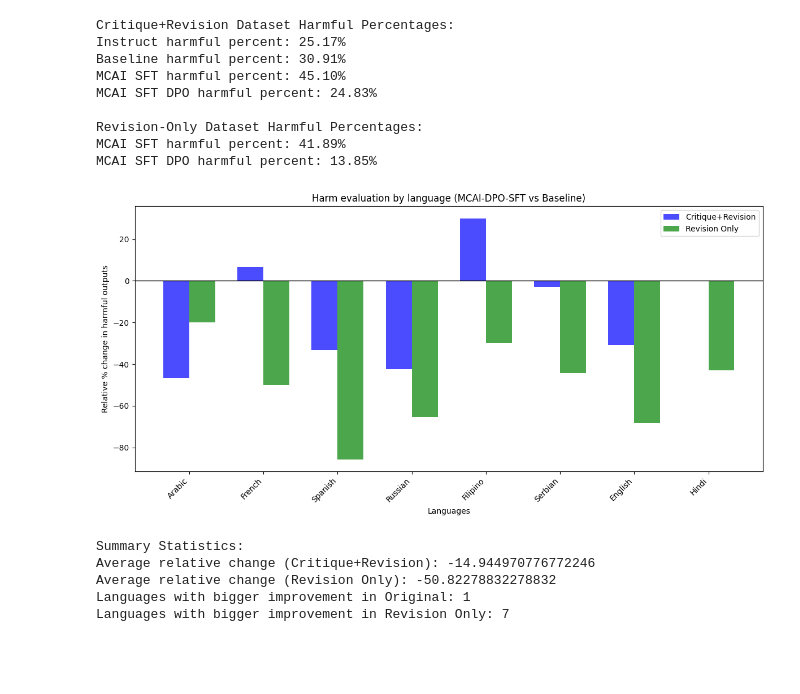
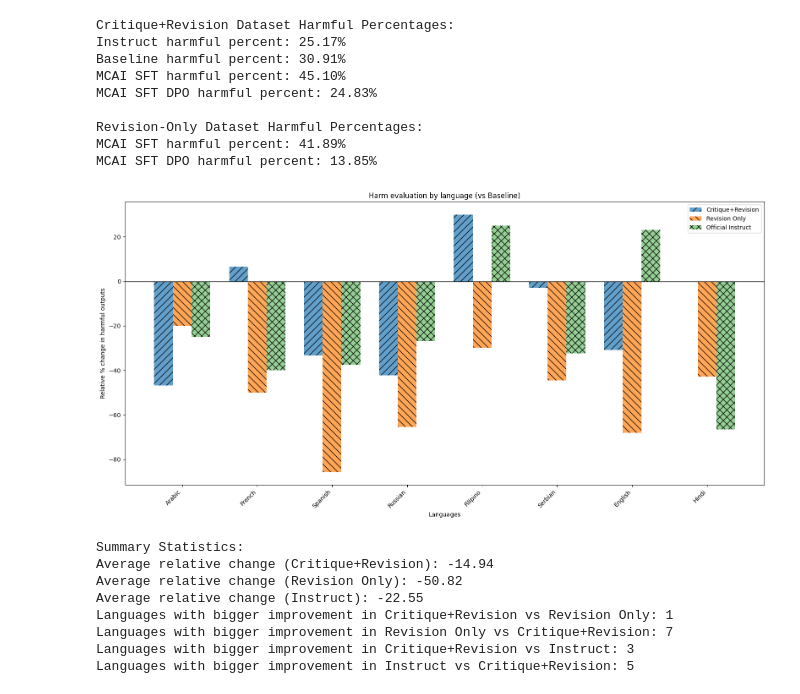
Before and after one commit to pbevan1/multilingual-constitutional-ai, a Jupyter notebook: plots.ipynb, the cells around one changed output. Cells and saved outputs as stored; diff of their text form; code cells hidden in the pictures; blank space fills up the shorter version.

```diff
--- a/plots.ipynb
+++ b/plots.ipynb
@@ -34,21 +34,27 @@ def calculate_harmful_percentages(df):
 def process_data(df):
     languages = df["language"].unique()
     mcai_sft_dpo_relative_changes = []
+    instruct_relative_changes = []
 
     for lang in languages:
         lang_df = df[df["language"] == lang]
         total_lang_responses = len(lang_df)
 
-        baseline_harmful_count_lang = lang_df["Baseline_harmlessness"].value_counts().get("HARMFUL", 0)
-        mcai_sft_dpo_harmful_count_lang = lang_df["MCAI_SFT_DPO_harmlessness"].value_counts().get("HARMFUL", 0)
+        baseline_harmful_count = lang_df["Baseline_harmlessness"].value_counts().get("HARMFUL", 0)
+        mcai_sft_dpo_harmful_count = lang_df["MCAI_SFT_DPO_harmlessness"].value_counts().get("HARMFUL", 0)
+        instruct_harmful_count = lang_df["Instruct_harmlessness"].value_counts().get("HARMFUL", 0)
 
-        baseline_harmful_percent_lang = (baseline_harmful_count_lang / total_lang_responses) * 100
-        mcai_sft_dpo_harmful_percent_lang = (mcai_sft_dpo_harmful_count_lang / total_lang_responses) * 100
+        baseline_harmful_percent = (baseline_harmful_count / total_lang_responses) * 100
+        mcai_sft_dpo_harmful_percent = (mcai_sft_dpo_harmful_count / total_lang_responses) * 100
+        instruct_harmful_percent = (instruct_harmful_count / total_lang_responses) * 100
 
-        mcai_sft_dpo_relative_change = ((mcai_sft_dpo_harmful_percent_lang - baseline_harmful_percent_lang) / baseline_harmful_percent_lang) * 100
+        mcai_sft_dpo_relative_change = ((mcai_sft_dpo_harmful_percent - baseline_harmful_percent) / baseline_harmful_percent) * 100
+        instruct_relative_change = ((instruct_harmful_percent - baseline_harmful_percent) / baseline_harmful_percent) * 100
+
         mcai_sft_dpo_relative_changes.append(mcai_sft_dpo_relative_change)
+        instruct_relative_changes.append(instruct_relative_change)
 
-    return languages, np.array(mcai_sft_dpo_relative_changes)
+    return languages, np.array(mcai_sft_dpo_relative_changes), np.array(instruct_relative_changes)
 
 # Calculate harmful percentages
 original_percentages = calculate_harmful_percentages(df_original)
@@ -73,47 +79,56 @@ Revision-Only Dataset Harmful Percentages:
 MCAI SFT harmful percent: 41.89%
 MCAI SFT DPO harmful percent: 13.85%
 # %%
-languages_original, changes_original = process_data(df_original)
-languages_revision, changes_revision = process_data(df_revision)
+languages_original, changes_original, instruct_changes_original = process_data(df_original)
+languages_revision, changes_revision, instruct_changes_revision = process_data(df_revision)
 
 # Ensure we're using the same languages for both datasets
 common_languages = list(set(languages_original) & set(languages_revision))
 changes_original = [changes_original[np.where(languages_original == lang)[0][0]] for lang in common_languages]
 changes_revision = [changes_revision[np.where(languages_revision == lang)[0][0]] for lang in common_languages]
+instruct_changes_original = [instruct_changes_original[np.where(languages_original == lang)[0][0]] for lang in common_languages]
 
 # Create the grouped bar chart
-bar_width = 0.35
-index = range(len(common_languages))
+bar_width = 0.25
+index = np.arange(len(common_languages))
 
-fig, ax = plt.subplots(figsize=(12, 6))
+fig, ax = plt.subplots(figsize=(16, 8))
 
-bars1 = ax.bar(index, changes_original, bar_width, label="Critique+Revision", color="blue", alpha=0.7)
-bars2 = ax.bar([i + bar_width for i in index], changes_revision, bar_width, label="Revision Only", color="green", alpha=0.7)
+colors = ["#1f77b4", "#ff7f0e", "#2ca02c"]  # Blue, Orange, Green
+bars1 = ax.bar(index - bar_width, changes_original, bar_width, label="Critique+Revision", color=colors[0], alpha=0.7, hatch="//")
+bars2 = ax.bar(index, changes_revision, bar_width, label="Revision Only", color=colors[1], alpha=0.7, hatch="\\\\")
+bars3 = ax.bar(index + bar_width, instruct_changes_original, bar_width, label="Official Instruct", color=colors[2], alpha=0.5, hatch="xx")
 
 ax.set_xlabel("Languages")
 ax.set_ylabel("Relative % change in harmful outputs")
-ax.set_title("Harm evaluation by language (MCAI-DPO-SFT vs Baseline)")
-ax.set_xticks([i + bar_width/2 for i in index])
+ax.set_title("Harm evaluation by language (vs Baseline)")
+ax.set_xticks(index)
 ax.set_xticklabels(common_languages, rotation=45, ha='right')
 ax.axhline(0, color="black", linewidth=1)
 ax.legend()
 
 plt.tight_layout()
 plt.show()
 
 # Print summary statistics
 print("\nSummary Statistics:")
-print("Average relative change (Critique+Revision):", np.mean(changes_original))
-print("Average relative change (Revision Only):", np.mean(changes_revision))
-print("Languages with bigger improvement in Original:", sum(o < r for o, r in zip(changes_original, changes_revision)))
-print("Languages with bigger improvement in Revision Only:", sum(o > r for o, r in zip(changes_original, changes_revision)))
+print("Average relative change (Critique+Revision):", round(np.mean(changes_original), 2))
+print("Average relative change (Revision Only):", round(np.mean(changes_revision), 2))
+print("Average relative change (Instruct):", round(np.mean(instruct_changes_original), 2))
+print("Languages with bigger improvement in Critique+Revision vs Revision Only:", sum(o < r for o, r in zip(changes_original, changes_revision)))
+print("Languages with bigger improvement in Revision Only vs Critique+Revision:", sum(o > r for o, r in zip(changes_original, changes_revision)))
+print("Languages with bigger improvement in Critique+Revision vs Instruct:", sum(o < i for o, i in zip(changes_original, instruct_changes_original)))
+print("Languages with bigger improvement in Instruct vs Critique+Revision:", sum(o > i for o, i in zip(changes_original, instruct_changes_original)))
 # %% [output]
-[figure, old version]
+[figure, new version]
 Summary Statistics:
-Average relative change (Critique+Revision): -14.944970776772246
-Average relative change (Revision Only): -50.82278832278832
-Languages with bigger improvement in Original: 1
-Languages with bigger improvement in Revision Only: 7
+Average relative change (Critique+Revision): -14.94
+Average relative change (Revision Only): -50.82
+Average relative change (Instruct): -22.55
+Languages with bigger improvement in Critique+Revision vs Revision Only: 1
+Languages with bigger improvement in Revision Only vs Critique+Revision: 7
+Languages with bigger improvement in Critique+Revision vs Instruct: 3
+Languages with bigger improvement in Instruct vs Critique+Revision: 5
 # %%
 def calculate_global_local_changes(df):
     global_local_groups = df.groupby("global_or_local")
```
Also changed, not shown: parts of 1 cell of this notebook.
